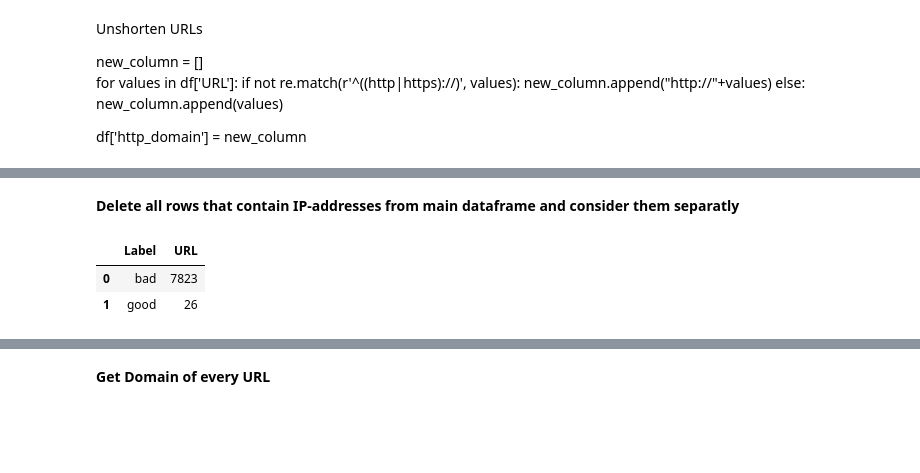
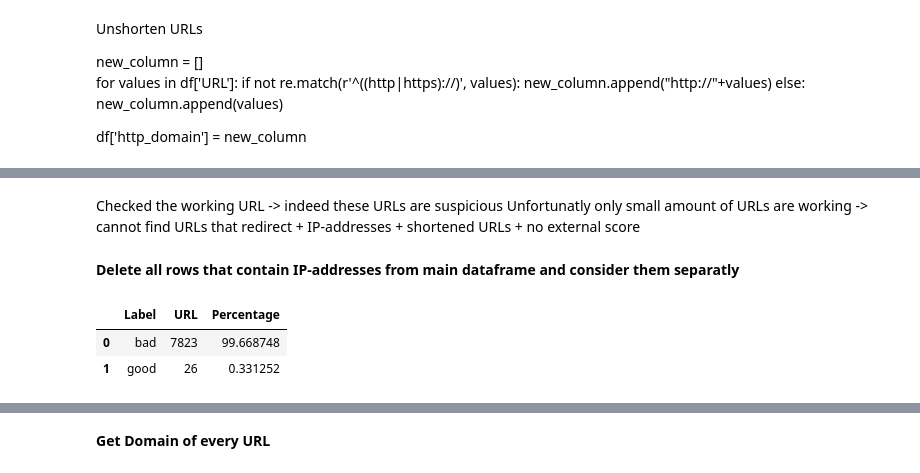
Before and after one commit to Fafien/PhishingDataset, a Jupyter notebook: phishing_analysis.ipynb, the cells around one changed output, grey strips where cells are left out. Cells and saved outputs as stored; diff of their text form; code cells hidden in the pictures; blank space fills up the shorter version.

```diff
--- a/phishing_analysis.ipynb
+++ b/phishing_analysis.ipynb
@@ -43,0 +55,10 @@ df['http_domain'] = new_column
+# %%
+def is_working(url):
+    try:
+        response = requests.get(url)
+        return response.status_code == 200
+    except:
+        return False
+# %%
+df['is_working'] = df['URL'].apply(is_working)
+df.head(15)
@@ -44,14 +97,20 @@ df['http_domain'] = new_column
+# %% [markdown]
+Checked the working URL -> indeed these URLs are suspicious
+Unfortunatly only small amount of URLs are working -> cannot find URLs that redirect + IP-addresses + shortened URLs + no external score
 # %% [markdown]
 **Delete all rows that contain IP-addresses from main dataframe and consider them separatly**
 # %%
 ip_regex = re.compile(r'\b(?:\d{1,3}\.){3}\d{1,3}\b')
 
 
 df_ip = df.loc[df['URL'].str.match(ip_regex)]
+df_ip = df_ip.drop('is_working', axis=1)
 df_ip_groupBy_label = df_ip.groupby(by=['Label'],as_index = False).count()
+amount_ip_addresses = df_ip_groupBy_label['URL'].sum()
+df_ip_groupBy_label['Percentage'] = (df_ip_groupBy_label['URL'] / amount_ip_addresses) * 100
 
 df_ip_groupBy_label.head(15)
 # %% [output]
-|  | Label | URL |
-| 0 | bad | 7823 |
-| 1 | good | 26 |
+|  | Label | URL | Percentage |
+| 0 | bad | 7823 | 99.668748 |
+| 1 | good | 26 | 0.331252 |
```
Also changed, not shown: parts of 18 cells of this notebook.
